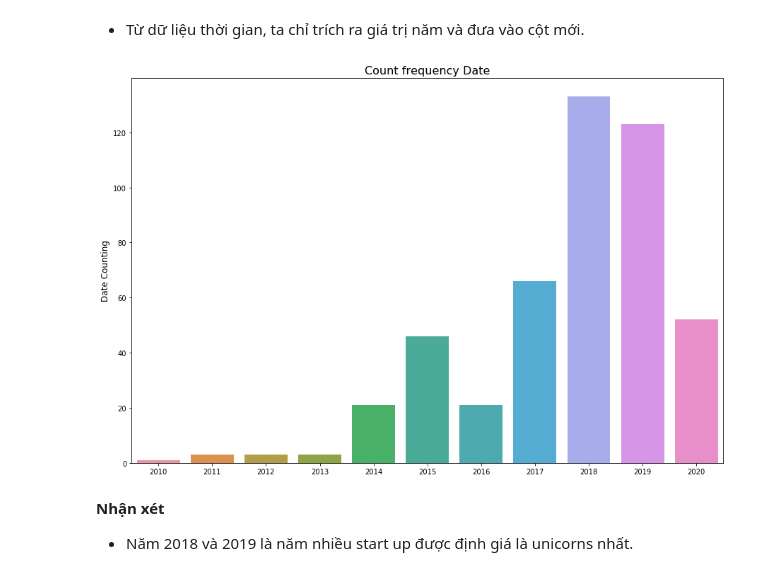
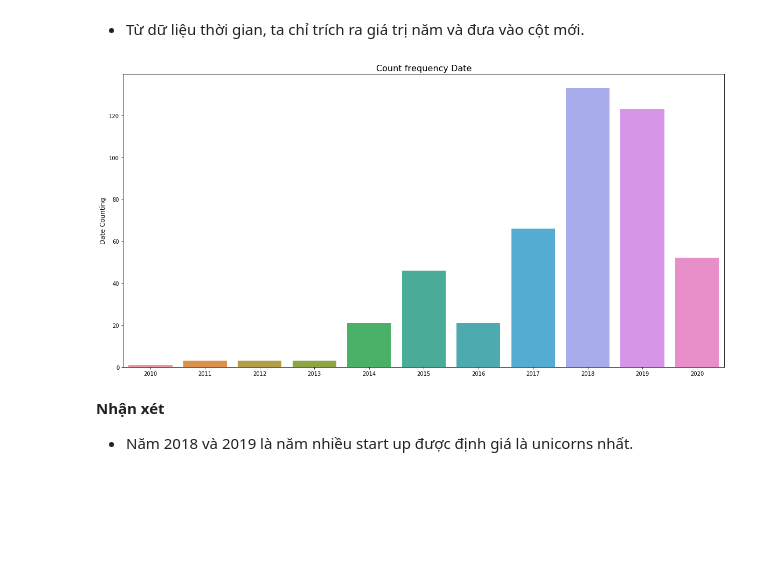
Before and after one commit to ethanol1310/Final_DSProgramming, a Jupyter notebook: 1712689-HuynhNgocQuan.ipynb, the cells around one changed output. Saved outputs shown, nothing was run; the diff lists cells and outputs as text; code cells hidden in the pictures; blank space fills up the shorter version.

```diff
--- a/1712689-HuynhNgocQuan.ipynb
+++ b/1712689-HuynhNgocQuan.ipynb
@@ -776,16 +753,16 @@ Biểu đồ này là các nhà đầu tư trong top 10 unicorns trên thế gi
 #unicorns_df['Month_year'] = unicorns_df['Date Joined'].dt.to_period("M")
 unicorns_df['Year'] = unicorns_df['Date Joined'].dt.year
 # %%
-plt.figure(figsize=(15,10))
+plt.figure(figsize=(20,10))
 
 sns.countplot(x='Year', data=unicorns_df)
 plt.xlabel('', fontsize=12)
 plt.ylabel('Date Counting', fontsize=12)
 plt.title("Count frequency Date", fontsize=16)
 
 plt.show()
 # %% [output]
-[figure, old version]
+[figure, new version]
 # %% [markdown]
 **Nhận xét**
 - Năm 2018 và 2019 là năm nhiều start up được định giá là unicorns nhất.
```
Also changed, not shown: parts of 41 cells of this notebook.
